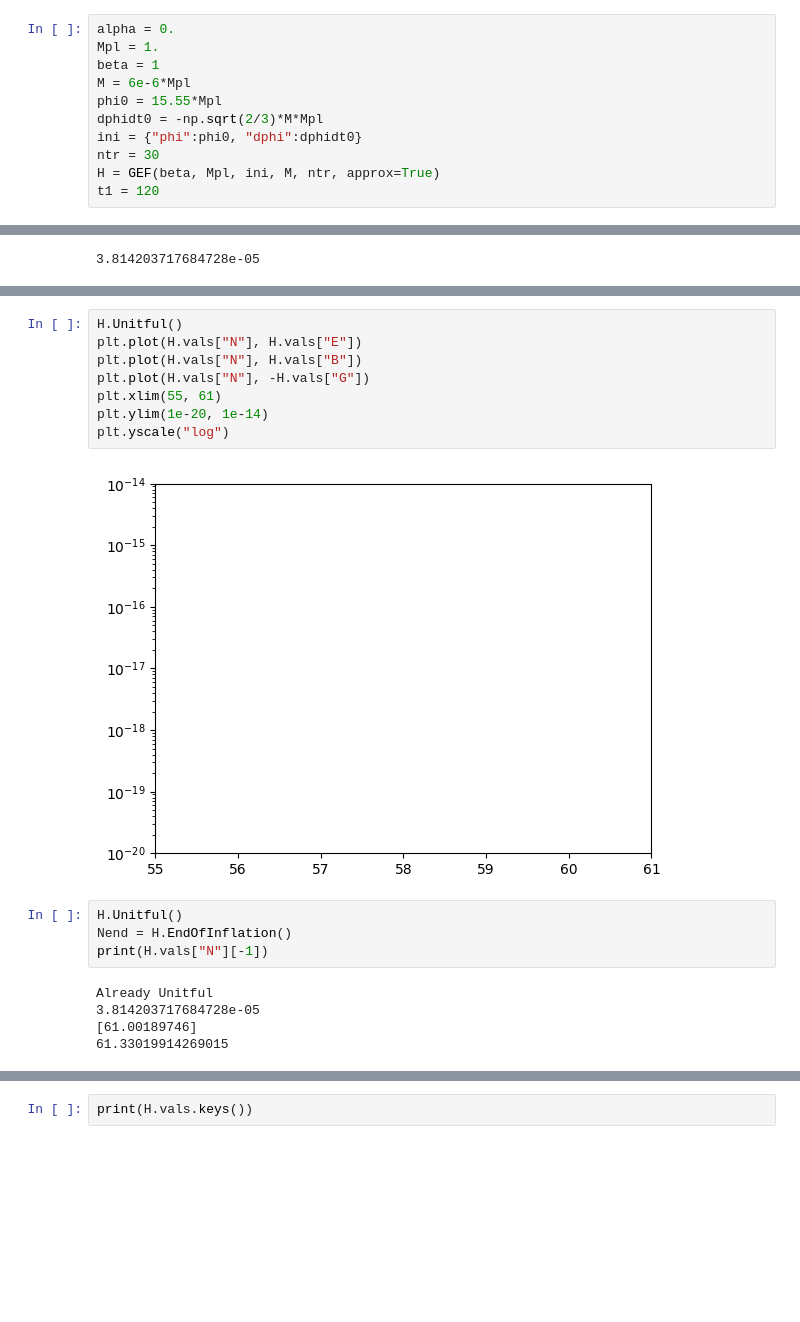
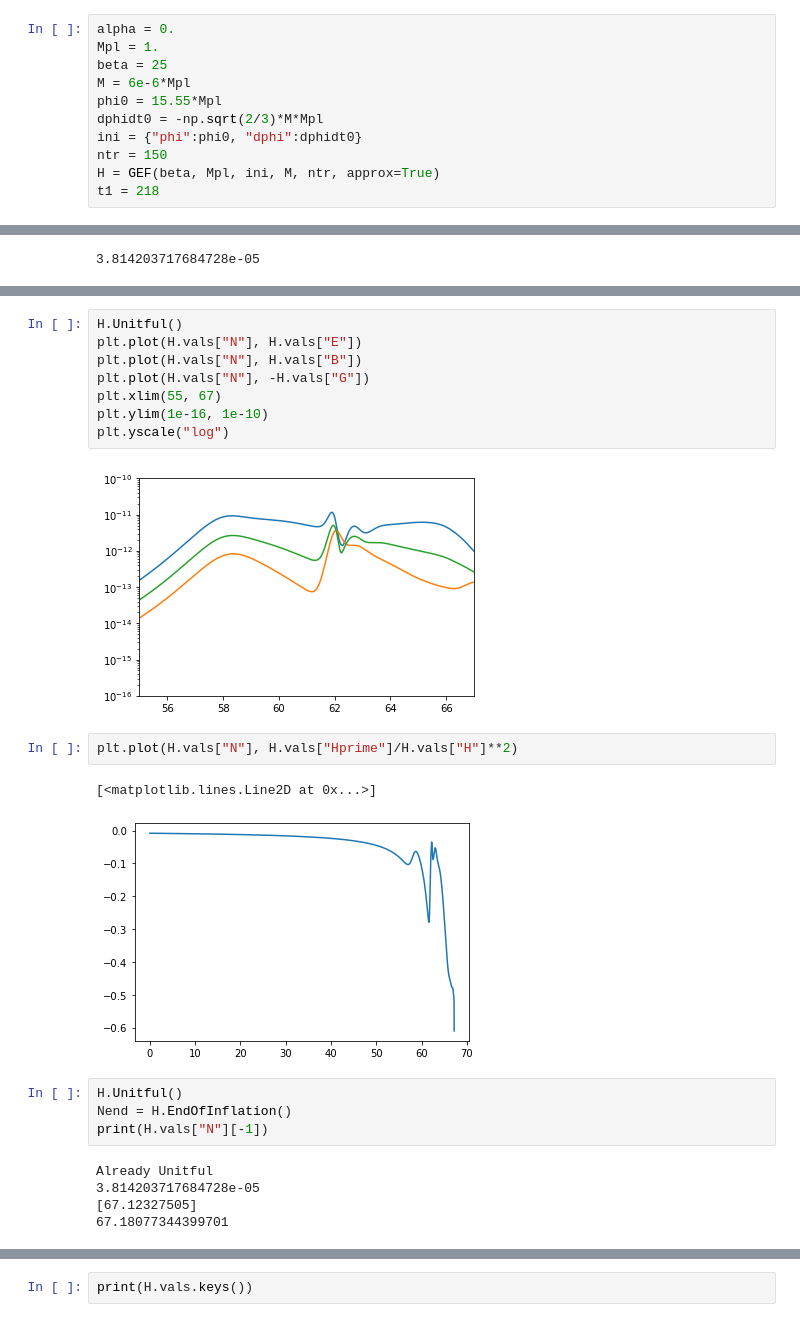
Before and after one commit to richard-von-eckardstein/GEFF, a Jupyter notebook: GEFTestGround_Classic.ipynb, the cells around one changed output, grey strips where cells are left out. Drawn from its saved outputs; the diff is of its cells as text; blank space fills up the shorter version.

```diff
--- a/GEFTestGround_Classic.ipynb
+++ b/GEFTestGround_Classic.ipynb
@@ -18,14 +18,14 @@ name = "Out/GEF_Beta1.0_SENone"
 # %%
 alpha = 0.
 Mpl = 1.
-beta = 1
+beta = 25
 M = 6e-6*Mpl
 phi0 = 15.55*Mpl
 dphidt0 = -np.sqrt(2/3)*M*Mpl
 ini = {"phi":phi0, "dphi":dphidt0}
-ntr = 30
+ntr = 150
 H = GEF(beta, Mpl, ini, M, ntr, approx=True)
-t1 = 120
+t1 = 218
 # %%
 print(H.H0)
 # %% [output]
@@ -60,13 +46,18 @@ print(H.vals["N"], H.vals["t"])
 # %%
 H.Unitful()
 plt.plot(H.vals["N"], H.vals["E"])
 plt.plot(H.vals["N"], H.vals["B"])
 plt.plot(H.vals["N"], -H.vals["G"])
-plt.xlim(55, 61)
-plt.ylim(1e-20, 1e-14)
+plt.xlim(55, 67)
+plt.ylim(1e-16, 1e-10)
 plt.yscale("log")
 # %% [output]
-[figure, old version]
+[figure, new version]
+# %%
+plt.plot(H.vals["N"], H.vals["Hprime"]/H.vals["H"]**2)
+# %% [output]
+[<matplotlib.lines.Line2D at 0x...>]
+[figure, added]
 # %%
 H.Unitful()
 Nend = H.EndOfInflation()
@@ -74,8 +65,8 @@ print(H.vals["N"][-1])
 # %% [output]
 Already Unitful
 3.814203717684728e-05
-[61.00189746]
-61.33019914269015
+[67.12327505]
+67.18077344399701
 # %%
 print(H.vals["Hprime"])
 # %% [output]
```
Also changed, not shown: parts of 9 cells of this notebook, 3 other files.
